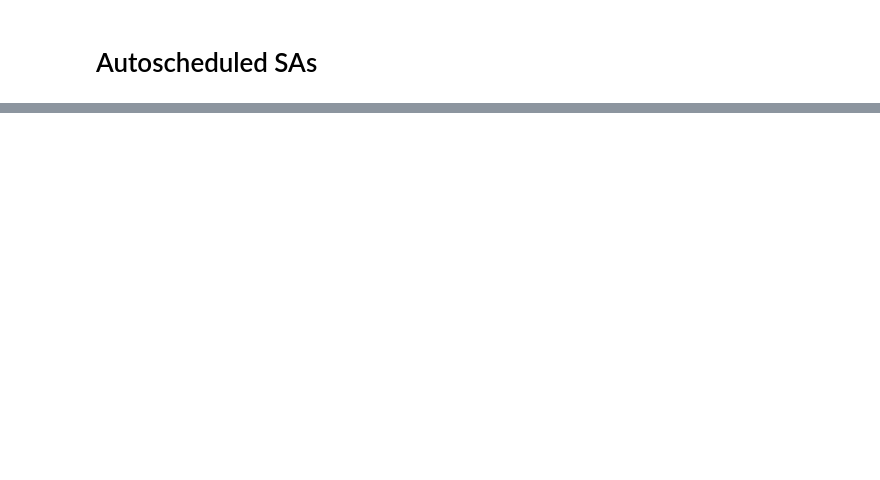
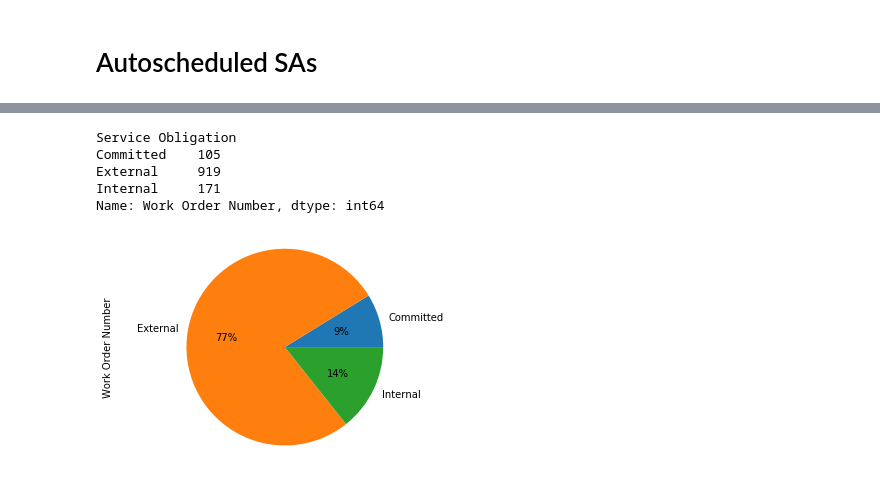
Before and after one commit to evan1108/service_appointment_analysis, a Jupyter notebook: scheduling_window_analysis.ipynb, the cells around one changed output, grey strips where cells are left out. Drawn from its saved outputs; the diff is of its cells as text; code cells hidden in the pictures; blank space fills up the shorter version.

```diff
--- a/scheduling_window_analysis.ipynb
+++ b/scheduling_window_analysis.ipynb
@@ -186,0 +214,17 @@ num_auto_sched = len(auto_sched_df)
+# %%
+# Service Appointments in Schedule Exception by service obligation
+
+not_scheduled_by_oblig = sched_excep_df.groupby(["Service Obligation"]).count()
+not_scheduled_by_oblig["Work Order Number"]
+# %% [output]
+Service Obligation
+Committed    105
+External     919
+Internal     171
+Name: Work Order Number, dtype: int64
+# %%
+not_scheduled_by_oblig["Work Order Number"].plot(kind='pie',autopct='%1.0f%%')
+plt.axis('equal')
+plt.show()
+# %% [output]
+[figure, added]
```
Also changed, not shown: parts of 17 cells of this notebook.
